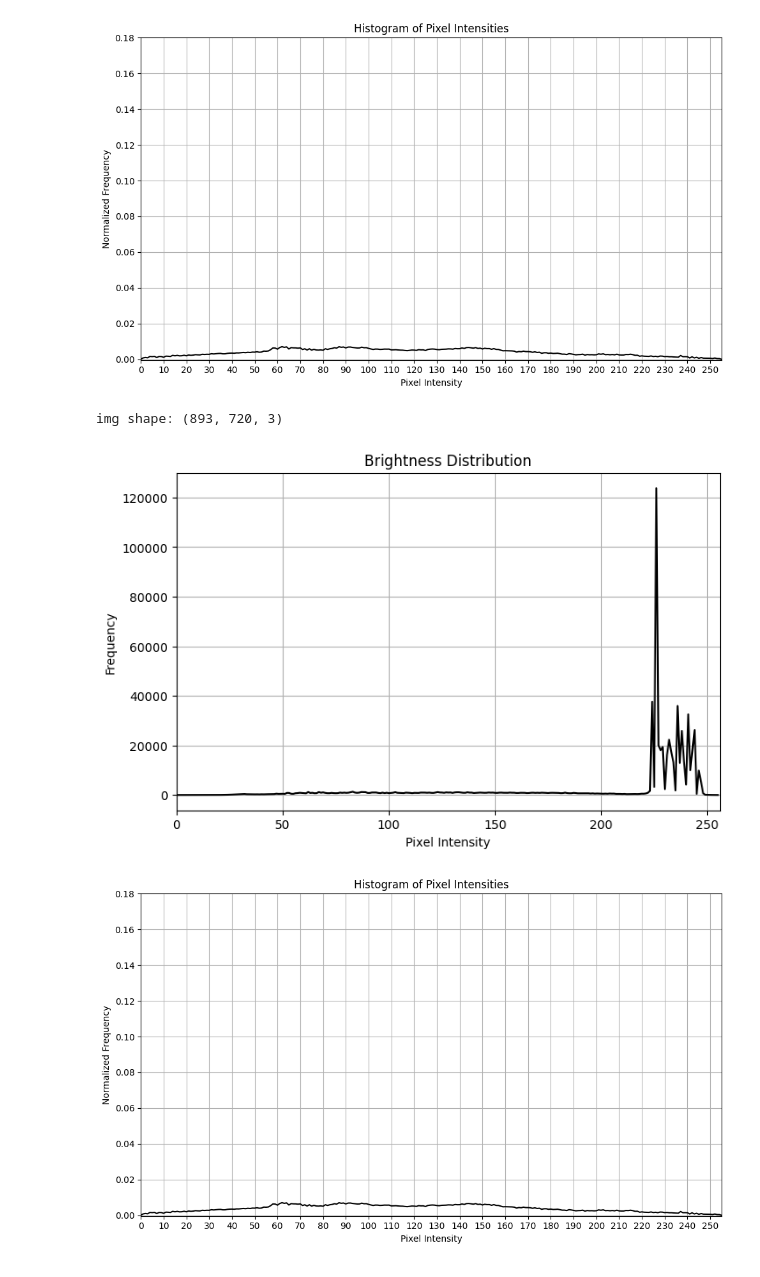
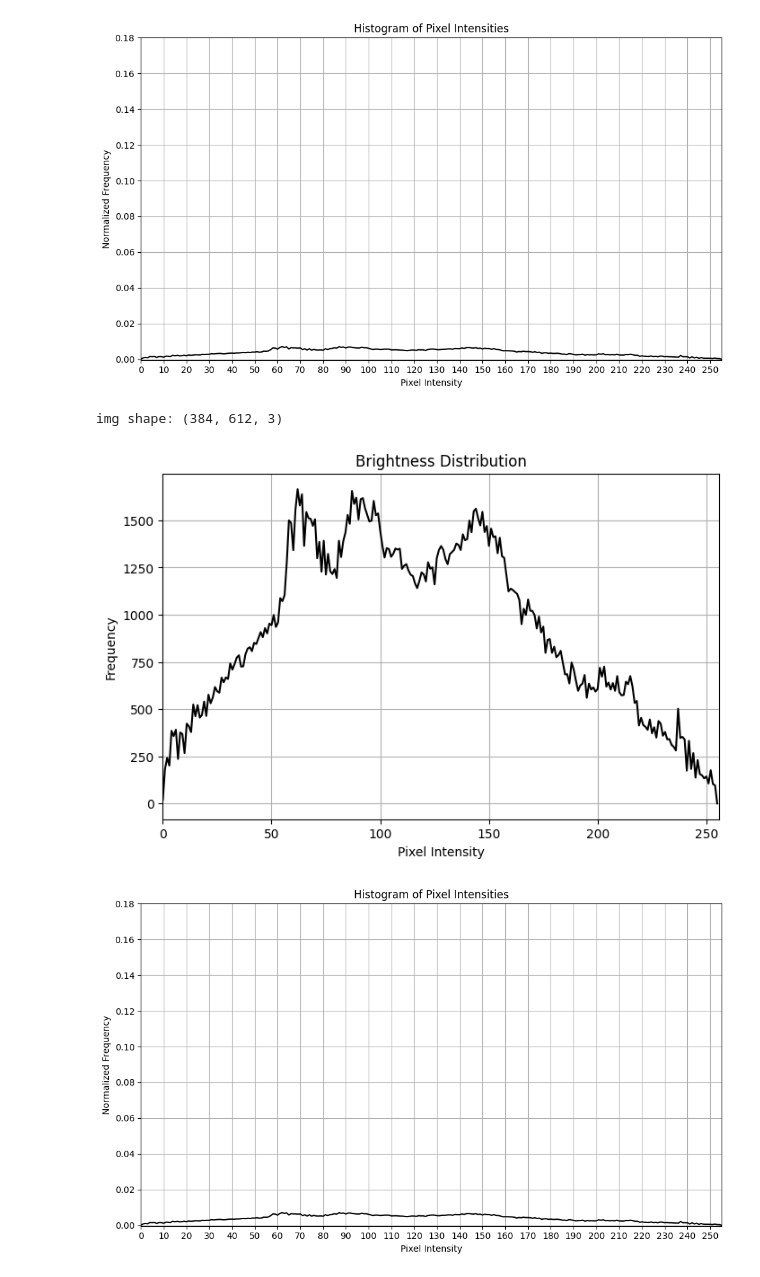
Before and after one commit to MDSALMANSHAMS/Learning, a Jupyter notebook: Python_imageProcessing/2_point_operations/main.ipynb, the cells around one changed output. Saved outputs shown, nothing was run; the diff lists cells and outputs as text; code cells hidden in the pictures.

```diff
--- a/Python_imageProcessing/2_point_operations/main.ipynb
+++ b/Python_imageProcessing/2_point_operations/main.ipynb
@@ -42,28 +42,28 @@ no.of pixel:  642960
 # %%
 import cv2
 import matplotlib.pyplot as plt
 
 # Load an image
-image = cv2.imread('art.jpg')
+image = cv2.imread('nature.jpg')
 print("img shape:",image.shape)
 gray_image = cv2.cvtColor(image, cv2.COLOR_BGR2GRAY)
 #print("gray shape:",gray_image.shape)
 
 # Calculate histogram
 histogram = cv2.calcHist([gray_image], [0], None, [256], [0, 256])
 
 # Plot histogram
 plt.figure(figsize=(8, 5))
 plt.plot(histogram, color='black')
 plt.title('Brightness Distribution')
 plt.xlabel('Pixel Intensity')
 plt.ylabel('Frequency')
 plt.xlim([0, 256])
 plt.grid(True)
 plt.show()
 # %% [output]
-img shape: (893, 720, 3)
+img shape: (384, 612, 3)
-[figure, old version]
+[figure, new version]
 # %%
 import cv2
 import numpy as np
```
Also changed, not shown: parts of 6 cells of this notebook, 1 other file.
